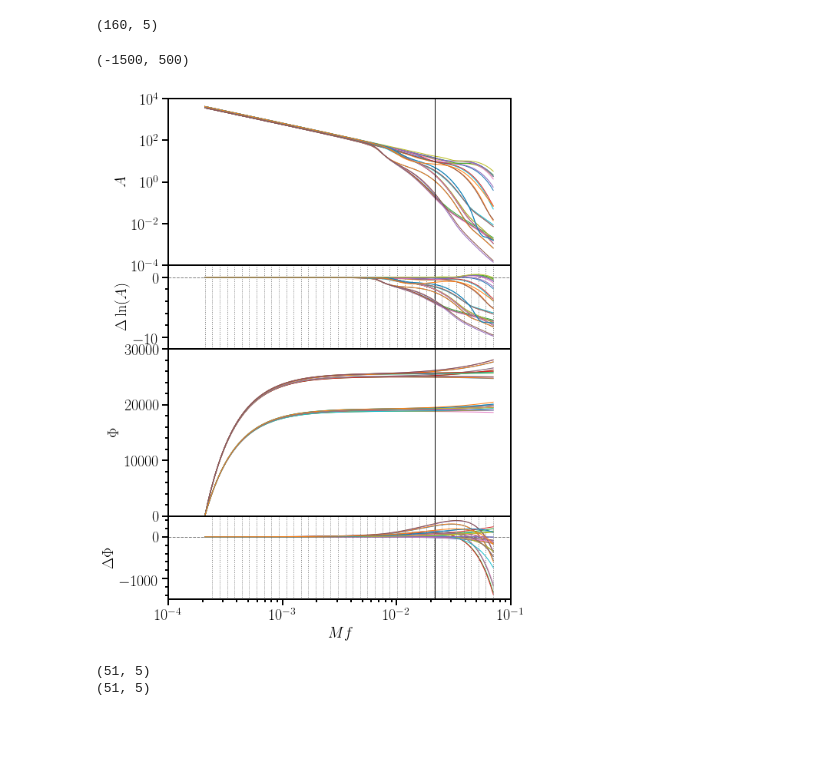
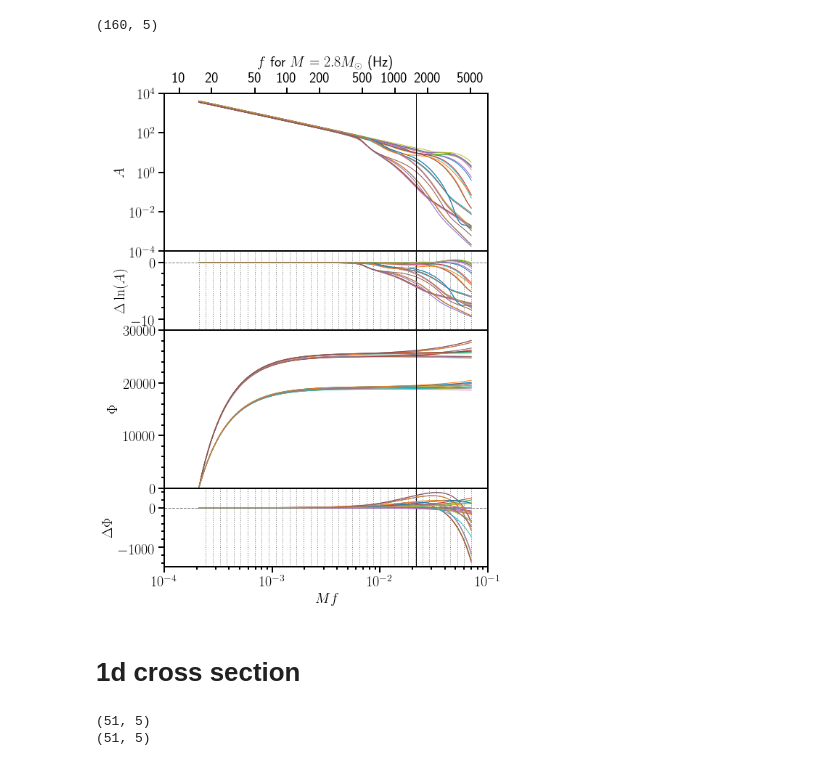
Before and after one commit to benjaminlackey/gpsurrogate, a Jupyter notebook: notebooks/EOBQM/PlotsForPaper.ipynb, the cells around one changed output. Saved outputs shown, nothing was run; the diff lists cells and outputs as text; code cells hidden in the pictures; blank space fills up the shorter version.

```diff
--- a/notebooks/EOBQM/PlotsForPaper.ipynb
+++ b/notebooks/EOBQM/PlotsForPaper.ipynb
@@ -40,6 +40,14 @@ from constants import *
 # %%
 # Load errors data
-errors_lhd = np.loadtxt('../../data/TEOBv4QM_20hz/errors_test_set2_lhd.txt')
-errors_uncsamp = np.loadtxt('../../data/TEOBv4QM_20hz/errors_test_set2_lhd_uncsamp.txt')
-errors_rand = np.loadtxt('../../data/TEOBv4QM_20hz/errors_test_set2_lhd_uncsamp_rand.txt')
-errors_uniformxi = np.loadtxt('../../data/TEOBv4QM_20hz/errors_test_set2_lhd_uncsamp_rand_uniformxi.txt')
+
+# Matern 5/2
+errors_lhd = np.loadtxt('../../data/TEOBv4QM_production/errors_test_set2_lhd_xi.txt')
+errors_uncsamp = np.loadtxt('../../data/TEOBv4QM_production/errors_test_set2_lhd_uncsamp_xi.txt')
+errors_uniform = np.loadtxt('../../data/TEOBv4QM_production/errors_test_set2_lhd_uniform_xi.txt')
+errors_uncsamp_uniform = np.loadtxt('../../data/TEOBv4QM_production/errors_test_set2_lhd_uncsamp_uniform_xi.txt')
+
+# Squared exponential
+errors_lhd_sqexp = np.loadtxt('../../data/TEOBv4QM_production/errors_test_set2_lhd_xi_sqexp.txt')
+errors_uncsamp_sqexp = np.loadtxt('../../data/TEOBv4QM_production/errors_test_set2_lhd_uncsamp_xi_sqexp.txt')
+errors_uniform_sqexp = np.loadtxt('../../data/TEOBv4QM_production/errors_test_set2_lhd_uniform_xi_sqexp.txt')
+errors_uncsamp_uniform_sqexp = np.loadtxt('../../data/TEOBv4QM_production/errors_test_set2_lhd_uncsamp_uniform_xi_sqexp.txt')
@@ -431,6 +299,0 @@ dtestset_rand = ws.HDF5WaveformSet('../../data/TEOBv4QM_20hz/dh_test2.hdf5')
-# %%
-nodes_filename = '../../data/TEOBv4QM_20hz/nodes_corners_lhd.hdf5'
-gp_amp_filename = '../../data/TEOBv4QM_20hz/gp_spline_amp_corners_lhd.hdf5'
-gp_phase_filename = '../../data/TEOBv4QM_20hz/gp_spline_phase_corners_lhd.hdf5'
-sur_lhd = surrogate.GPSplineSurrogate.load(nodes_filename, gp_amp_filename, gp_phase_filename,
-                                       order=3, npoints=10000, quad1=None, quad2=None, spin_spin=False)
@@ -732,8 +407,8 @@ ax2.legend(loc='upper left')
 # %% [markdown]
 # Frequency-domain waveform and residuals
 # %%
-h_train = ws.HDF5WaveformSet('../../data/TEOBv4QM_20hz/h_train_corners_lhd.hdf5')
-dh_train = ws.HDF5WaveformSet('../../data/TEOBv4QM_20hz/dh_train_corners_lhd.hdf5')
+h_train = ws.HDF5WaveformSet('../../data/TEOBv4QM_production/h_train_corners_lhd_xi.hdf5')
+dh_train = ws.HDF5WaveformSet('../../data/TEOBv4QM_production/dh_train_corners_lhd_xi.hdf5')
 
 dh_train.parameters().shape
 # %% [output]
@@ -769,4 +416,6 @@ sur = surrogate.GPSplineSurrogate.load(
 # %%
+sur = sur_uncsamp_uniform
+
 # Use the first 32 waveforms which are at the 32 corners of parameter space
 nwave = 32
 
@@ -810,33 +459,46 @@ for i in range(nwave):
     h = h_train[i]
     #ax3.plot(h.x, h.phase, c='k', lw=1)
     ax3.plot(h.x, h.phase, lw=1)
 
 ax3.axvline(MF_ISCO, c='k', lw=1)
 ax3.set_xscale('log')
 ax3.set_ylabel(r'$\Phi$')
 ax3.minorticks_on()
 ax3.set_ylim(0, 30000)
 
 ax4.axhline(0, c='gray', ls='--', lw=1)
 ax4.axvline(MF_ISCO, c='k', lw=1)
 
 for i in range(nwave):
     dh = dh_train[i]
     #ax4.plot(dh.x, dh.phase, c='k', lw=1)
     ax4.plot(dh.x, dh.phase, lw=1)
 
 for mf in sur.mf_phase:
     ax4.axvline(mf, c='gray', ls=':', lw=1)
 
 ax4.set_xscale('log')
 ax4.set_xlabel(r'$Mf$')
 ax4.set_ylabel(r'$\Delta\Phi$')
 ax4.minorticks_on()
 ax4.set_ylim(-1500, 500)
 #ax4.set_ylim(-500, 500)
 
+# Draw second x-axis scale
+ax5 = ax1.twiny()
+ax5.set_xscale('log')
+ax5.set_xlim(ax1.get_xlim())
+fs = np.array([10, 20, 50, 100, 200, 500, 1000, 2000, 5000])
+mfs = f_to_mf(fs, 2.8)
+ax5.set_xticks(mfs, minor=False)
+ax5.set_xticklabels([str(f) for f in fs])
+ax5.minorticks_off()
+ax5.set_xlabel('$f$ for $M=2.8M_\odot$ (Hz)')
+
+
 #fig.savefig('../../paper/hoff.pdf', format='pdf', transparent=True, bbox_inches='tight')
 # %% [output]
-(-1500, 500)
-[figure, old version]
+[figure, new version]
+# %% [markdown]
+# 1d cross section
 # %%
```
Also changed, not shown: parts of 46 cells of this notebook, 27 other files.
